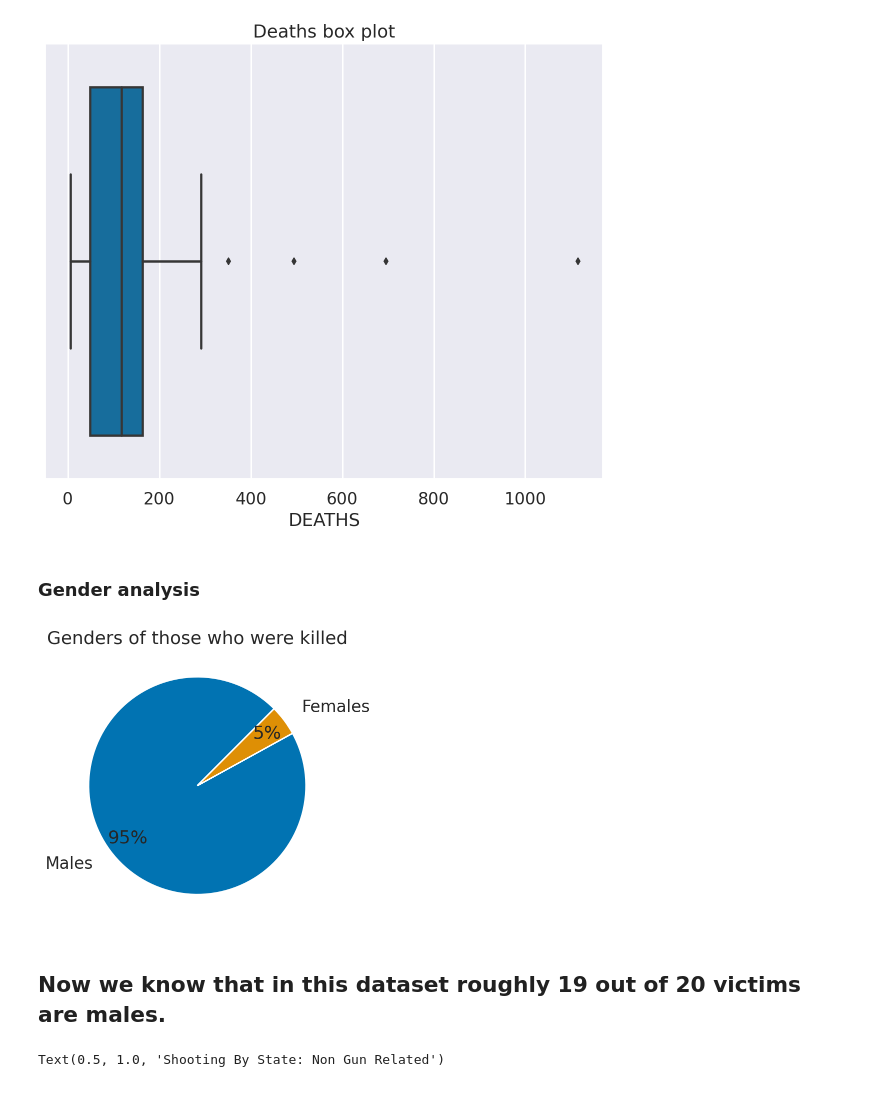
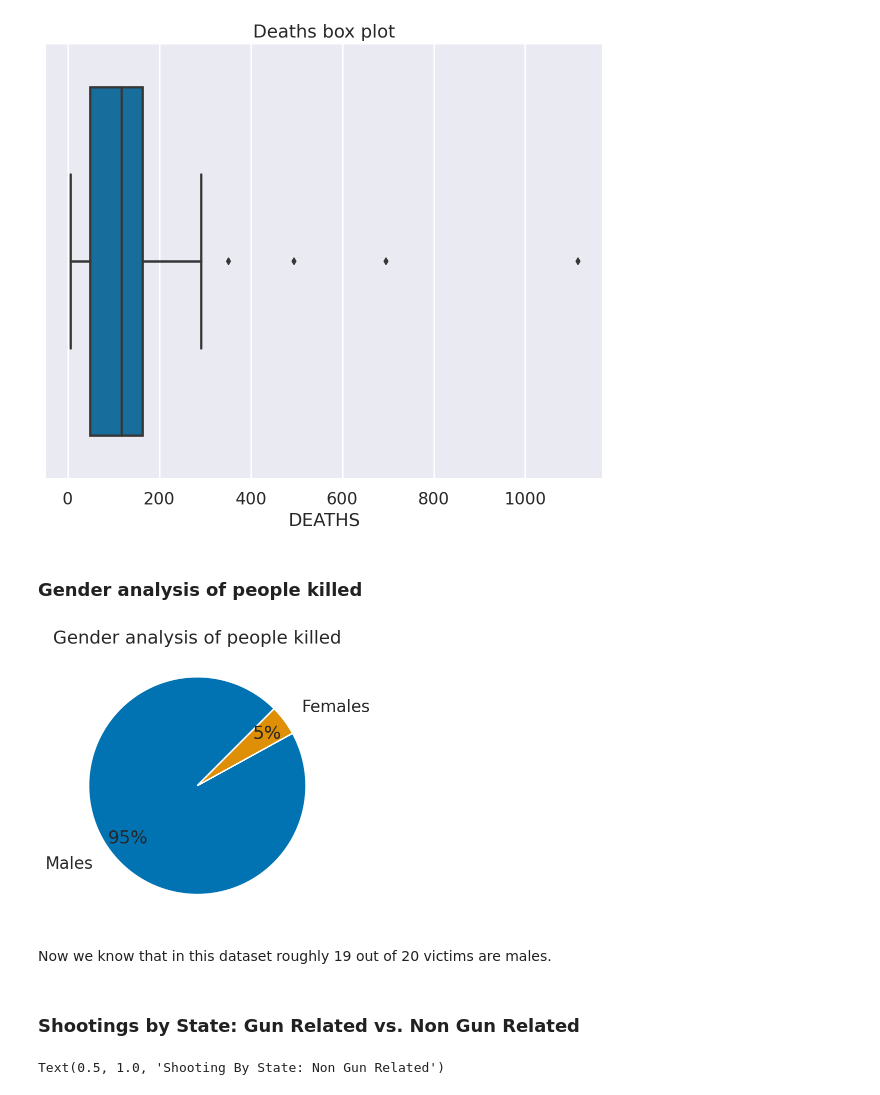
Before and after one commit to vadimiljin/capstone1, a Jupyter notebook: 141.ipynb, the cells around one changed output. Cells and saved outputs as stored; diff of their text form; code cells hidden in the pictures.

```diff
--- a/141.ipynb
+++ b/141.ipynb
@@ -289,30 +288,32 @@ plt.show()
 # %% [output]
 [figure]
 # %% [markdown]
-### Gender analysis
+### Gender analysis of people killed
 # %%
 males_shot = len(shootings_df.loc[shootings_df["gender"].isin(["M"])])
 females_shot = len(shootings_df.loc[shootings_df["gender"].isin(["F"])])
 shot_arr = [males_shot, females_shot]
 fig = plt.figure(figsize=(5, 5))
 data = [x / len(shootings_df) for x in shot_arr]
 labels = ["Males", "Females"]
 
 plt.pie(
     data,
     labels=labels,
     autopct="%.0f%%",
     startangle=45,
     pctdistance=0.8,
     labeldistance=1.2,
 )
-plt.title("Genders of those who were killed")
+plt.title("Gender analysis of people killed")
 
 plt.show()
 # %% [output]
-[figure, old version]
+[figure, new version]
 # %% [markdown]
-## Now we know that in this dataset roughly 19 out of 20 victims are males.
+Now we know that in this dataset roughly 19 out of 20 victims are males.
+# %% [markdown]
+### Shootings by State: Gun Related vs. Non Gun Related
 # %%
 shootings_df.sort_values(by=["state"], inplace=True)
 gun_related = shootings_df[shootings_df.armed.str.contains("gun") == True]
```
Also changed, not shown: parts of 107 cells of this notebook.
